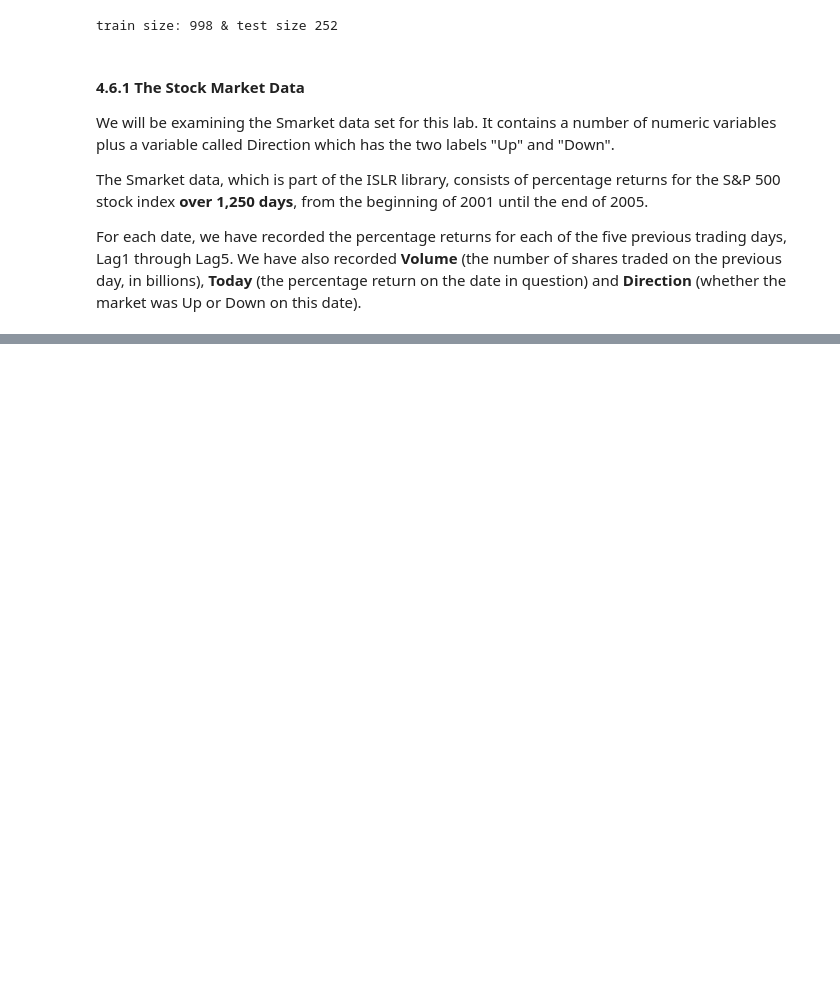
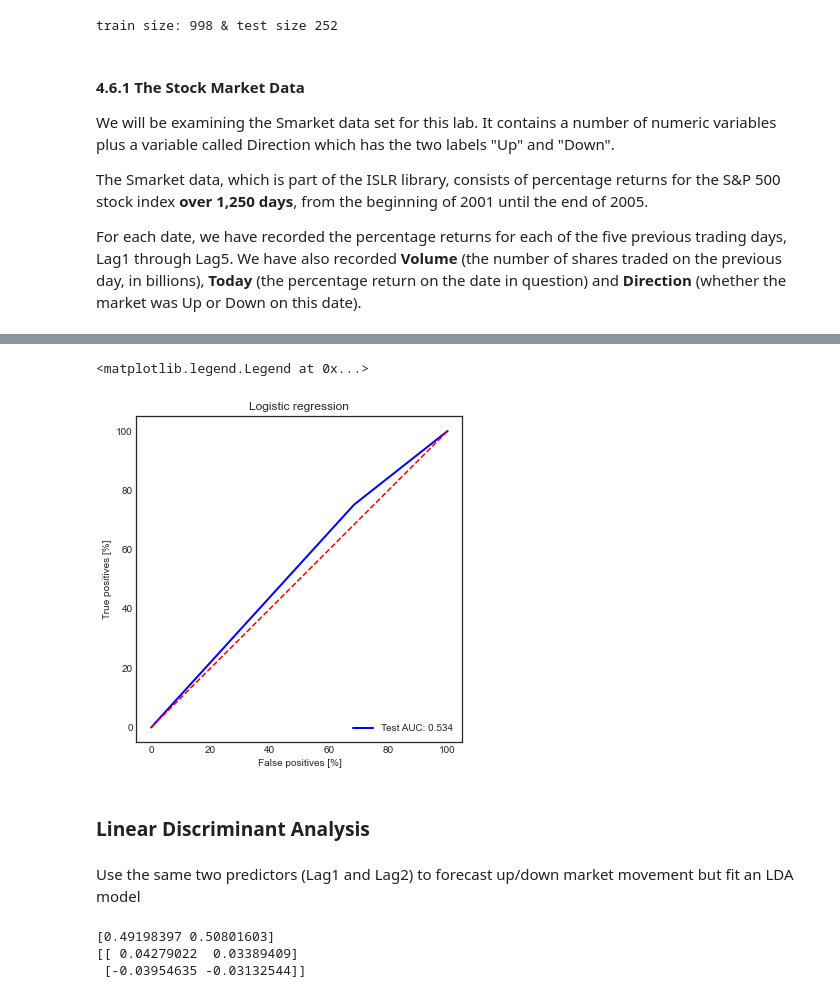
Before and after one commit to Lupercio421/STAT-724, a Jupyter notebook: Lectures/CH4_Classification_Labs.ipynb, the cells around one changed output, grey strips where cells are left out. Cells and saved outputs as stored; diff of their text form; code cells hidden in the pictures; blank space fills up the shorter version.

```diff
--- a/Lectures/CH4_Classification_Labs.ipynb
+++ b/Lectures/CH4_Classification_Labs.ipynb
@@ -116,0 +202,24 @@ For each date, we have recorded the percentage returns for each of the five prev
+# %%
+plt.figure(figsize = (6, 6))
+
+plt.title('Logistic regression')
+#plot_roc("Train", train_labels, train_predictions_m1, color=colors[2])
+plot_roc("Test", y_test, pred, color=colors[2]) #, linestyle='--')
+plt.legend(loc='lower right')
+# %% [output]
+<matplotlib.legend.Legend at 0x...>
+[figure, added]
+# %% [markdown]
+### Linear Discriminant Analysis
+# %% [markdown]
+Use the same two predictors (Lag1 and Lag2) to forecast up/down market movement but fit an LDA model
+# %%
+lda = LinearDiscriminantAnalysis()
+pred = lda.fit(X_train, y_train).predict(X_test)
+
+print(lda.priors_)
+print(lda.means_)
+# %% [output]
+[0.49198397 0.50801603]
+[[ 0.04279022  0.03389409]
+ [-0.03954635 -0.03132544]]
```
Also changed, not shown: parts of 12 cells of this notebook, 2 other files.
